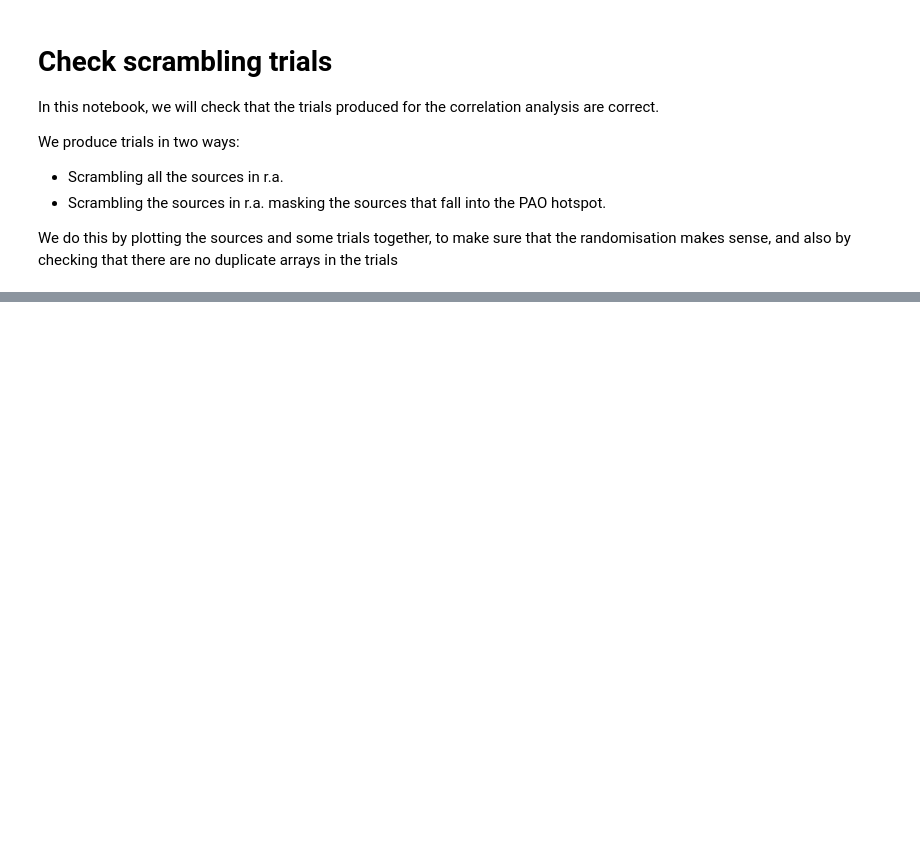
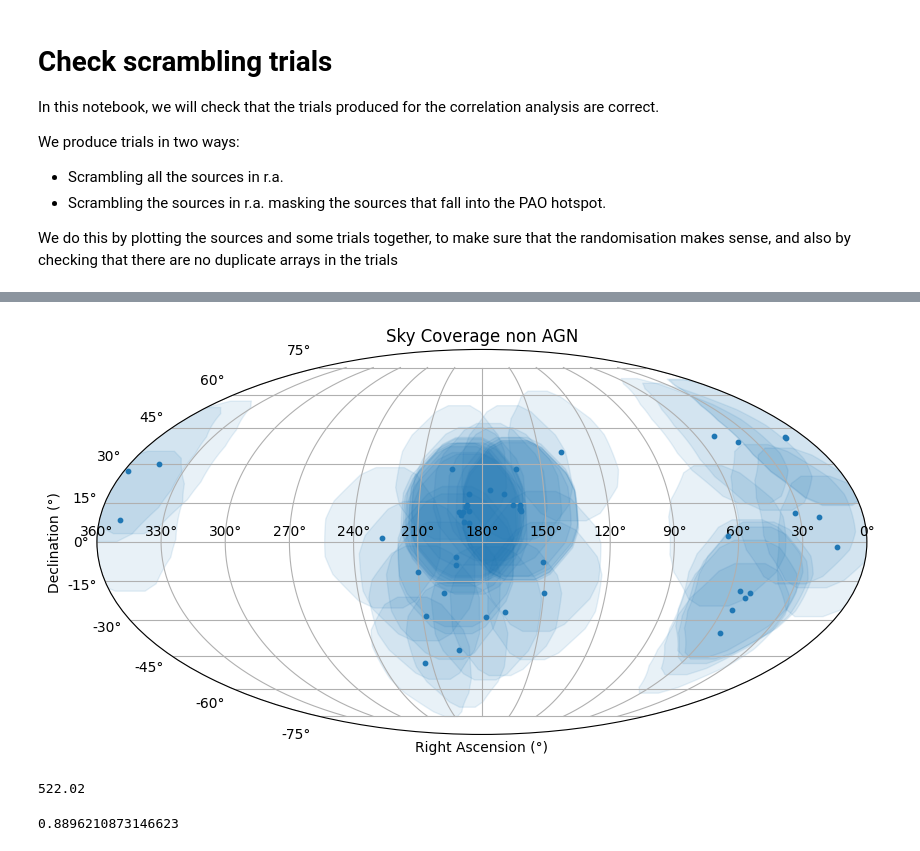
Before and after one commit to elenamanao/smbh, a Jupyter notebook: analysis_scripts/notebooks/check_trials.ipynb, the cells around one changed output, grey strips where cells are left out. Saved outputs shown, nothing was run; the diff lists cells and outputs as text; code cells hidden in the pictures; blank space fills up the shorter version.

```diff
--- a/analysis_scripts/notebooks/check_trials.ipynb
+++ b/analysis_scripts/notebooks/check_trials.ipynb
@@ -165,0 +321,32 @@ plt.legend()
+# %%
+
+# Plot with matplotlib
+fig = plt.figure(figsize=(10, 5))
+ax = fig.add_subplot(111, projection="mollweide")
+for ra, dec in zip(sources_nonactive.RA_deg.values, sources_nonactive.DEC_deg.values):
+    ax.scatter(-np.radians(ra)+np.pi, np.radians(dec), c="C0", s=10, zorder = 100)
+    circle = plt.Circle((-np.radians(ra)+np.pi, np.radians(dec)), np.radians(27), color = 'C0', alpha = 0.1)
+
+    ax.add_patch(circle)
+
+# Labels and formatting
+plt.xlabel("Right Ascension (°)")
+plt.ylabel("Declination (°)")
+plt.title("Sky Coverage non AGN")
+plt.grid(True)
+xticks = np.radians(np.linspace(-180, 180, 13))  # Tick locations in radians
+xtick_labels = [f"{int(x)}°" for x in np.linspace(360, 0, 13)]  # Tick labels in degrees
+ax.set_xticks(xticks)
+ax.set_xticklabels(xtick_labels)  # Set the tick labels
+
+plt.show()
+# %% [output]
+[figure, added]
+# %%
+0.86*607
+# %% [output]
+522.02
+# %%
+540/607
+# %% [output]
+0.8896210873146623
```
Also changed, not shown: parts of 33 cells of this notebook, 4 other files.
